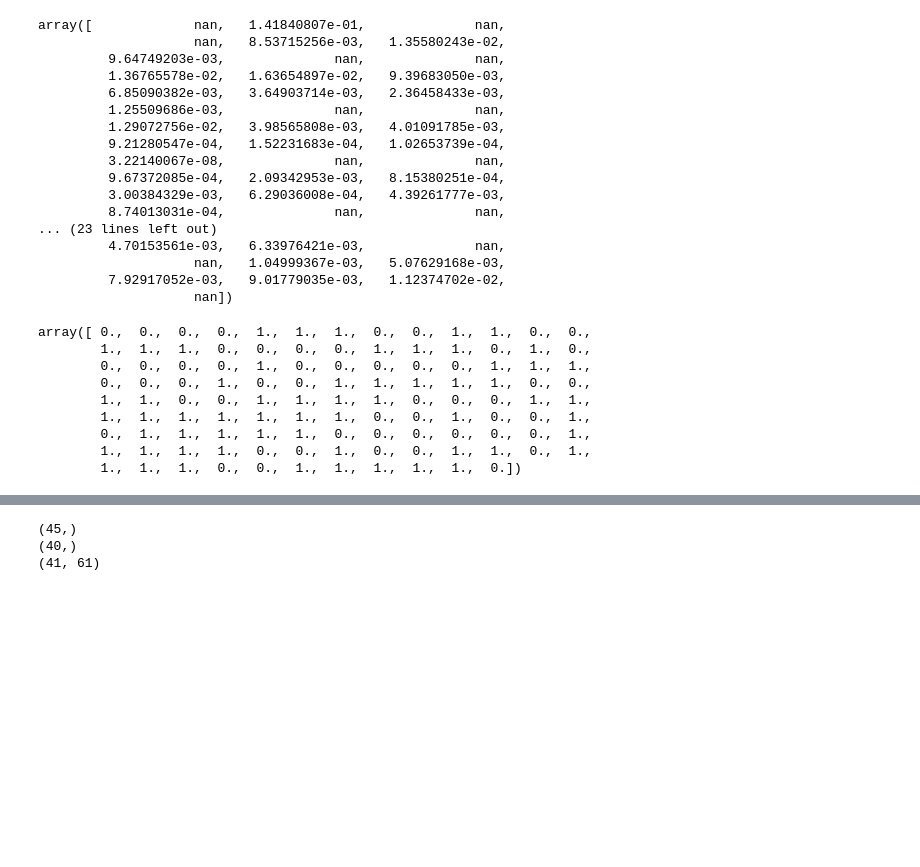
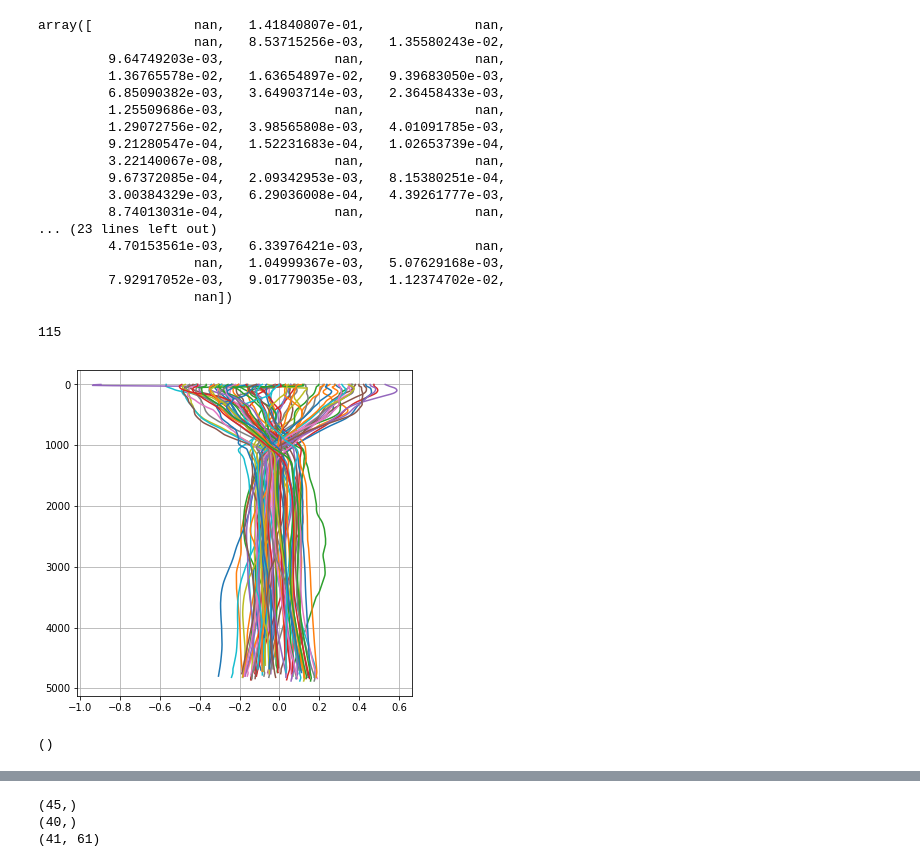
Before and after one commit to jakesteinberg/geostrophic_turbulence, a Jupyter notebook: abaco_dg_2017_18_initial_processing.ipynb, the cells around one changed output, grey strips where cells are left out. Saved outputs shown, nothing was run; the diff lists cells and outputs as text; code cells hidden in the pictures; blank space fills up the shorter version.

```diff
--- a/abaco_dg_2017_18_initial_processing.ipynb
+++ b/abaco_dg_2017_18_initial_processing.ipynb
@@ -757,18 +766,19 @@ for i in range(num_profs):
         iwal = np.where(PE_per_mass[modest, i] >= PE_noise_threshold)
         if np.size(iwal) > 0:
             good_pe_prof[i] = 0  # flag profile as noisy
-# %%
-good_ke_prof
-# %% [output]
-array([ 0.,  0.,  0.,  0.,  1.,  1.,  1.,  0.,  0.,  1.,  1.,  0.,  0.,
-        1.,  1.,  1.,  0.,  0.,  0.,  0.,  1.,  1.,  1.,  0.,  1.,  0.,
-        0.,  0.,  0.,  0.,  1.,  0.,  0.,  0.,  0.,  0.,  1.,  1.,  1.,
-        0.,  0.,  0.,  1.,  0.,  0.,  1.,  1.,  1.,  1.,  1.,  0.,  0.,
-        1.,  1.,  0.,  0.,  1.,  1.,  1.,  1.,  0.,  0.,  0.,  1.,  1.,
-        1.,  1.,  1.,  1.,  1.,  1.,  1.,  0.,  0.,  1.,  0.,  0.,  1.,
-        0.,  1.,  1.,  1.,  1.,  1.,  0.,  0.,  0.,  0.,  0.,  0.,  1.,
-        1.,  1.,  1.,  1.,  0.,  0.,  1.,  0.,  0.,  1.,  1.,  0.,  1.,
-        1.,  1.,  1.,  0.,  0.,  1.,  1.,  1.,  1.,  1.,  0.])
+# %%
+num_profs
+# %% [output]
+115
+# %%
+f, ax = plt.subplots()
+for i in range(np.shape(V2)[1]):
+    ax.plot(V2[:, i], grid)
+ax.invert_yaxis()
+plot_pro(ax)
+# %% [output]
+[figure, added]
+()
 # %%
 matplotlib.rcParams['figure.figsize'] = (10,7)
 f, ax = plt.subplots(1, 3, sharey=True)
```
Also changed, not shown: parts of 14 cells of this notebook.
